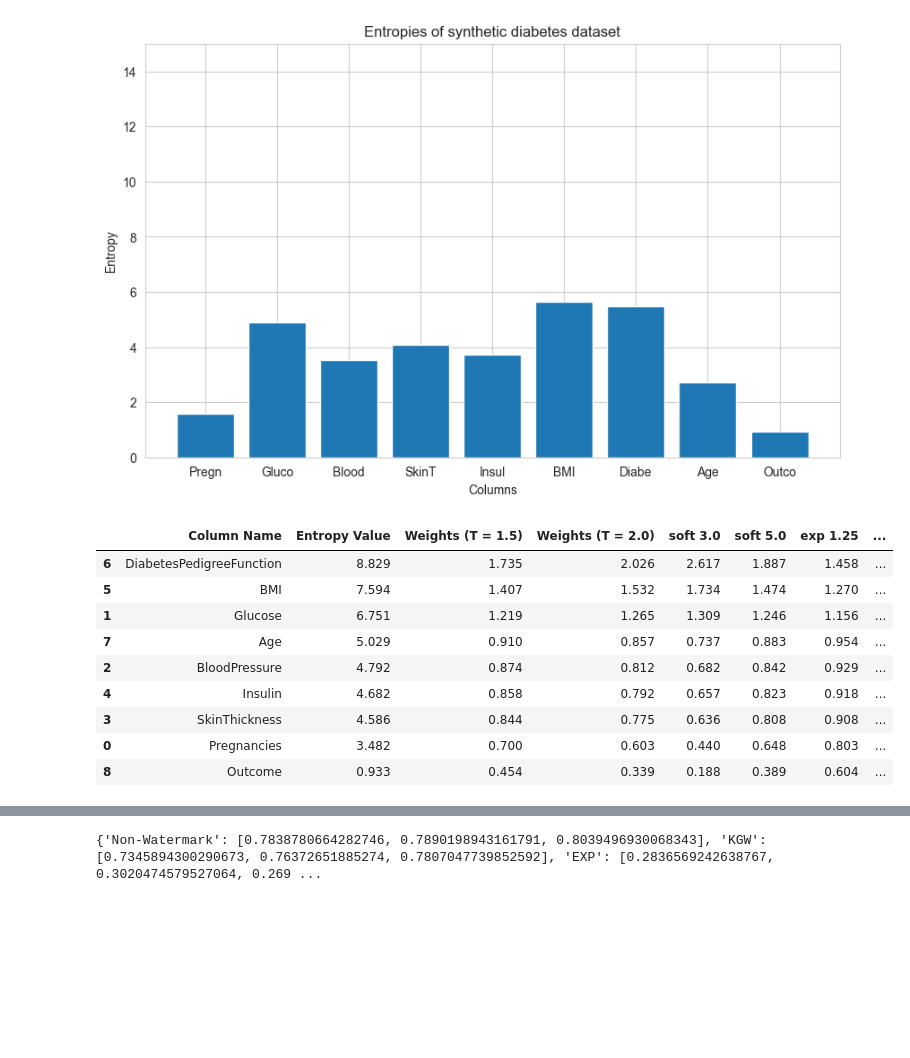
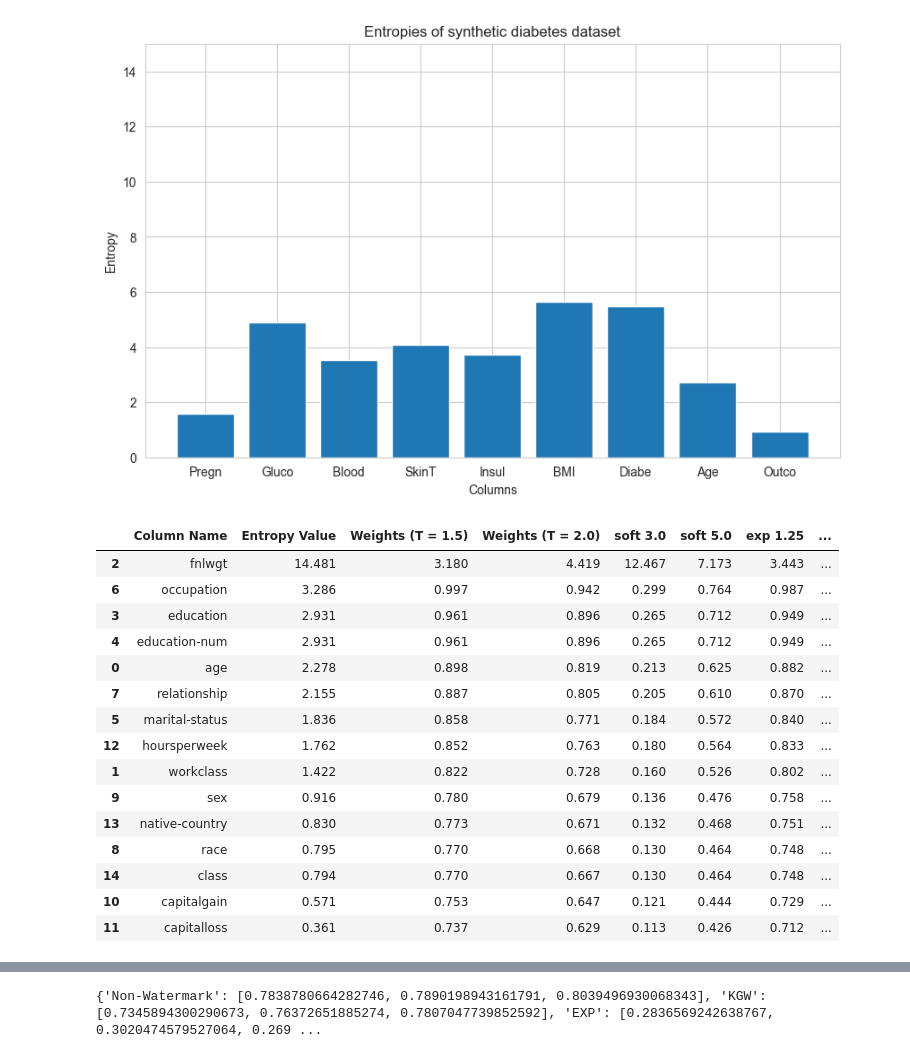
Before and after one commit to blueminh/t-rest, a Jupyter notebook: evaluation/synthcity.ipynb, the cells around one changed output, grey strips where cells are left out. Cells and saved outputs as stored; diff of their text form; code cells hidden in the pictures; blank space fills up the shorter version.

```diff
--- a/evaluation/synthcity.ipynb
+++ b/evaluation/synthcity.ipynb
@@ -658,48 +652,54 @@ def custom_exp(x, base, T=1.0):
     e_x = np.power(base, (x - np.max(x)) / T)
     return e_x / e_x.sum(axis=0)
 
-df = pd.read_csv("/Users/minhkau/Documents/TUDelft/Year 3/RP/Code/tabular-gpt/samples/diabetes.csv")
+df = pd.read_csv("/Users/minhkau/Documents/TUDelft/Year 3/RP/Code/tabular-gpt/samples/adult.csv")
 
 entropies = table_entropy(df)
 values = list(entropies.values())
 x = np.array(values)
 
 l = len(df.columns)
 weights = pd.DataFrame({
     'Column Name': list(entropies.keys()),
     'Entropy Value': values,
     # "soft `1.0": softmax(x, 1.0) * l,
     "Weights (T = 1.5)": softmax(x * 1.5/ np.max(x), 1.0) * l,
     "Weights (T = 2.0)": softmax(x * 2.0/ np.max(x), 1.0) * l,
     "soft 3.0": softmax(x, 3.0) * l,
     "soft 5.0": softmax(x, 5.0) * l,
     # "soft 7.5": softmax(x, 7.5) * l,
     # "soft 10.0": softmax(x, 10.0) * l,
     "exp 1.25": custom_exp(x, 1.25, 2.0) * l,
     "exp 1.5": custom_exp(x, 1.5, T = 2.0) * l , # seems good ~ soft T = 5.0
     "exp 2.0": custom_exp(x, 2.0) * l,
     "exp 2.7": custom_exp(x, 2.7) * l
     # "soft 7.5": softmax(x, 7.5) * l,
     # "softm 10.0": softmax_mean(x, 10.0) * l,
 })
 
 cols = weights.columns.to_list()
 cols.remove("Column Name")
 for col in cols:
     weights[col] = weights[col].round(3)
 # Display the DataFrame
 weights.sort_values(by=['Entropy Value'], ascending=False)
 # %% [output]
 |  | Column Name | Entropy Value | Weights (T = 1.5) | Weights (T = 2.0) | soft 3.0 | soft 5.0 | exp 1.25 | ... |
-| 6 | DiabetesPedigreeFunction | 8.829 | 1.735 | 2.026 | 2.617 | 1.887 | 1.458 | ... |
-| 5 | BMI | 7.594 | 1.407 | 1.532 | 1.734 | 1.474 | 1.270 | ... |
-| 1 | Glucose | 6.751 | 1.219 | 1.265 | 1.309 | 1.246 | 1.156 | ... |
-| 7 | Age | 5.029 | 0.910 | 0.857 | 0.737 | 0.883 | 0.954 | ... |
-| 2 | BloodPressure | 4.792 | 0.874 | 0.812 | 0.682 | 0.842 | 0.929 | ... |
-| 4 | Insulin | 4.682 | 0.858 | 0.792 | 0.657 | 0.823 | 0.918 | ... |
-| 3 | SkinThickness | 4.586 | 0.844 | 0.775 | 0.636 | 0.808 | 0.908 | ... |
-| 0 | Pregnancies | 3.482 | 0.700 | 0.603 | 0.440 | 0.648 | 0.803 | ... |
-| 8 | Outcome | 0.933 | 0.454 | 0.339 | 0.188 | 0.389 | 0.604 | ... |
+| 2 | fnlwgt | 14.481 | 3.180 | 4.419 | 12.467 | 7.173 | 3.443 | ... |
+| 6 | occupation | 3.286 | 0.997 | 0.942 | 0.299 | 0.764 | 0.987 | ... |
+| 3 | education | 2.931 | 0.961 | 0.896 | 0.265 | 0.712 | 0.949 | ... |
+| 4 | education-num | 2.931 | 0.961 | 0.896 | 0.265 | 0.712 | 0.949 | ... |
+| 0 | age | 2.278 | 0.898 | 0.819 | 0.213 | 0.625 | 0.882 | ... |
+| 7 | relationship | 2.155 | 0.887 | 0.805 | 0.205 | 0.610 | 0.870 | ... |
+| 5 | marital-status | 1.836 | 0.858 | 0.771 | 0.184 | 0.572 | 0.840 | ... |
+| 12 | hoursperweek | 1.762 | 0.852 | 0.763 | 0.180 | 0.564 | 0.833 | ... |
+| 1 | workclass | 1.422 | 0.822 | 0.728 | 0.160 | 0.526 | 0.802 | ... |
+| 9 | sex | 0.916 | 0.780 | 0.679 | 0.136 | 0.476 | 0.758 | ... |
+| 13 | native-country | 0.830 | 0.773 | 0.671 | 0.132 | 0.468 | 0.751 | ... |
+| 8 | race | 0.795 | 0.770 | 0.668 | 0.130 | 0.464 | 0.748 | ... |
+| 14 | class | 0.794 | 0.770 | 0.667 | 0.130 | 0.464 | 0.748 | ... |
+| 10 | capitalgain | 0.571 | 0.753 | 0.647 | 0.121 | 0.444 | 0.729 | ... |
+| 11 | capitalloss | 0.361 | 0.737 | 0.629 | 0.113 | 0.426 | 0.712 | ... |
 # %%
 def plot_single_metric_between_model(model_names, metric_name, gamma, delta, sample_size=1000):
 
```
Also changed, not shown: parts of 7 cells of this notebook, 4 other files.
